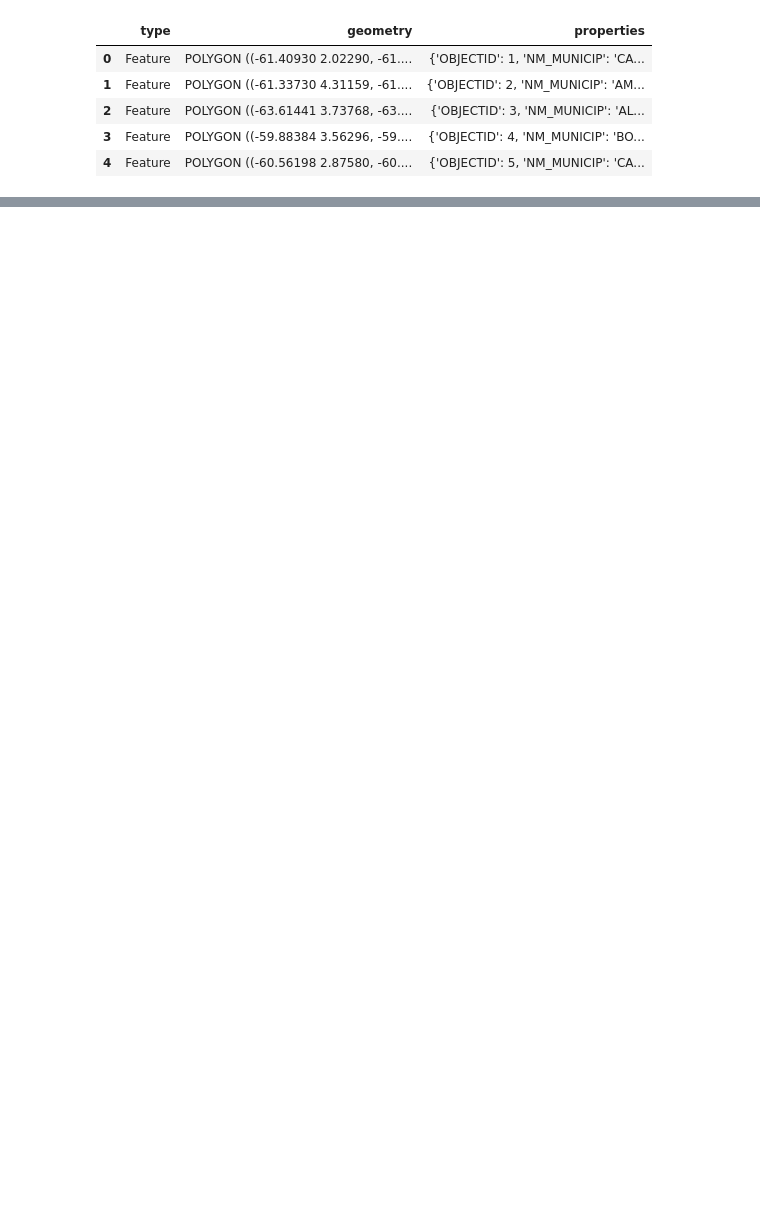
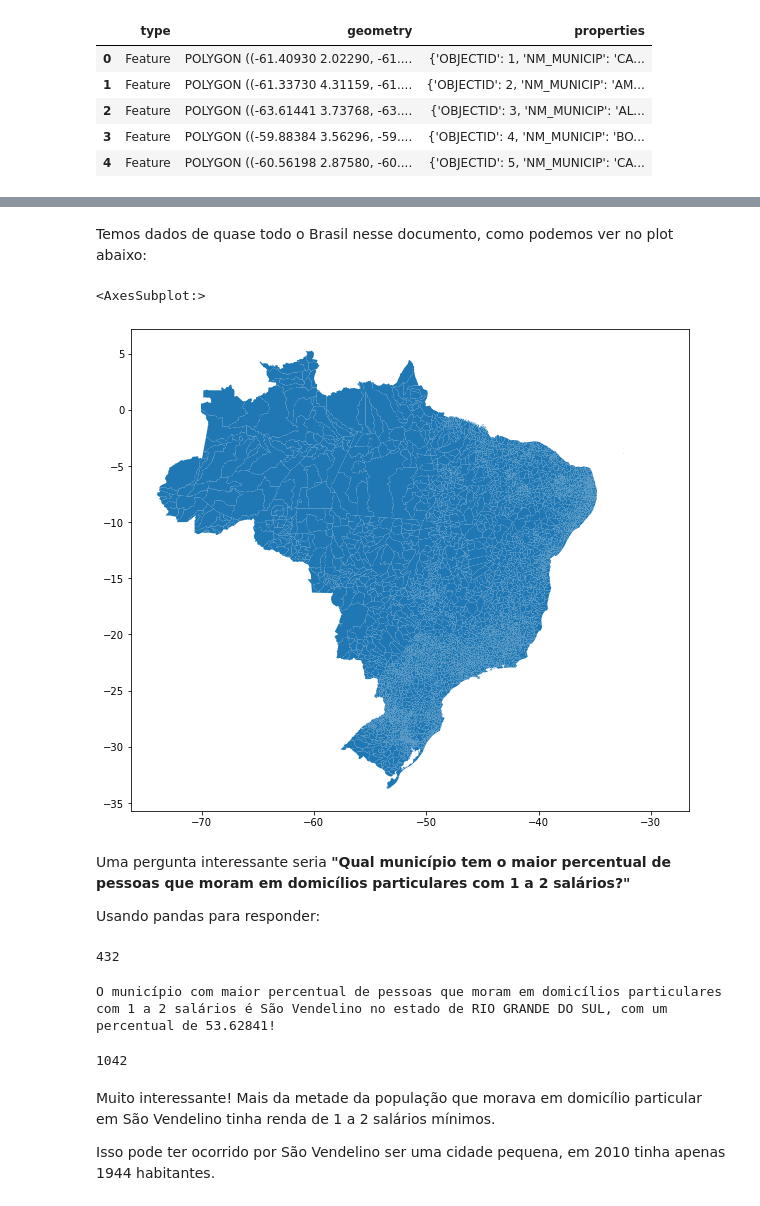
Before and after one commit to Erickslb/databasesA2, a Jupyter notebook: Banco de Dados - A2.ipynb, the cells around one changed output, grey strips where cells are left out. Drawn from its saved outputs; the diff is of its cells as text; code cells hidden in the pictures; blank space fills up the shorter version.

Commit message:
adicionando analises usando geopandas

```diff
--- a/Banco de Dados - A2.ipynb
+++ b/Banco de Dados - A2.ipynb
@@ -246,0 +361,33 @@ gdf_renda.head()
+# %% [markdown]
+Temos dados de quase todo o Brasil nesse documento, como podemos ver no plot abaixo:
+# %%
+renda_anl.plot(figsize = (10,10))
+# %% [output]
+<AxesSubplot:>
+[figure, added]
+# %% [markdown]
+Uma pergunta interessante seria __"Qual município tem o maior percentual de pessoas que moram em domicílios particulares com 1 a 2 salários?"__
+
+Usando pandas para responder:
+# %%
+#Encontrando o índice onde o percentual máximo está
+renda_anl['perc_morad_renda'].idxmax()
+# %% [output]
+432
+# %%
+municip_renda = renda_anl['municipio'][432]
+estado_renda = renda_anl['estado'][432]
+porcentagem_renda = renda_anl['perc_morad_renda'][432]
+print(f"O município com maior percentual de pessoas que moram em domicílios particulares com 1 a 2 salários é {municip_renda} no estado de {estado_renda}, com um percentual de {porcentagem_renda}!")
+# %% [output]
+O município com maior percentual de pessoas que moram em domicílios particulares com 1 a 2 salários é São Vendelino no estado de RIO GRANDE DO SUL, com um percentual de 53.62841!
+# %%
+#Calculando a quantidade de pessoas
+renda_anl['n_morad_renda'][432]
+# %% [output]
+1042
+# %% [markdown]
+Muito interessante! Mais da metade da população que morava em domicílio particular em São Vendelino tinha
+renda de 1 a 2 salários mínimos.
+
+Isso pode ter ocorrido por São Vendelino ser uma cidade pequena, em 2010 tinha apenas 1944 habitantes.
```
Also changed, not shown: parts of 49 cells of this notebook.
